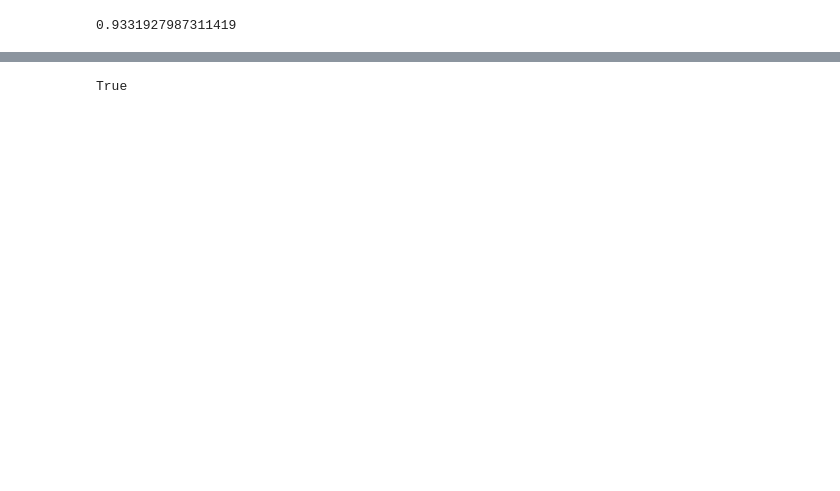
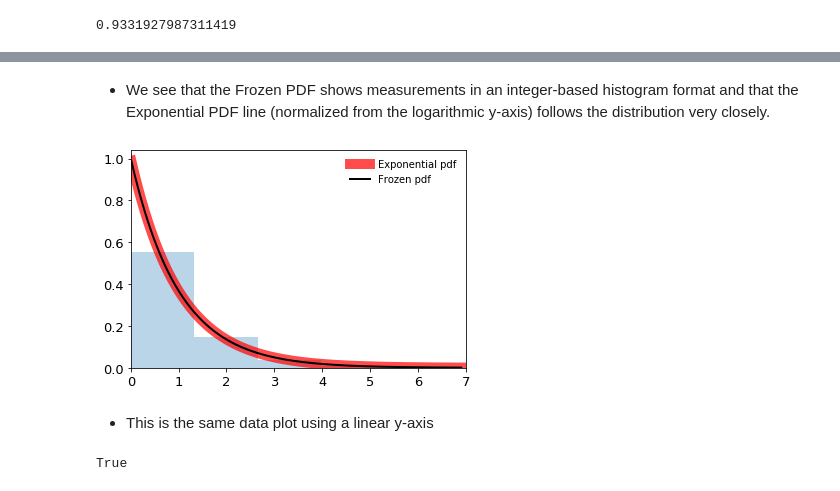
Before and after one commit to jbc1216/434-Portfolio, a Jupyter notebook: Finch-Carr-Lab01.ipynb, the cells around one changed output, grey strips where cells are left out. Saved outputs shown, nothing was run; the diff lists cells and outputs as text; code cells hidden in the pictures; blank space fills up the shorter version.

```diff
--- a/Finch-Carr-Lab01.ipynb
+++ b/Finch-Carr-Lab01.ipynb
@@ -53 +62,25 @@ plt.show()
+# %% [markdown]
+- We see that the Frozen PDF shows measurements in an integer-based histogram format and that the Exponential PDF line (normalized from the logarithmic y-axis) follows the distribution very closely.
+# %%
+fig, ax = plt.subplots(1, 1)
+
+plt.tick_params(labelsize = 13)
+
+x = np.linspace(stats.expon.ppf(0.01),
+               stats.expon.ppf(0.999), 100000)
+
+ax.plot(x, stats.expon.pdf(x),
+       'r-', lw=10, alpha=.7, label='Exponential pdf')
+rv = stats.expon()
+ax.plot(x, rv.pdf(x), 'k-', lw=2, label='Frozen pdf')
+
+r = stats.expon.rvs(size=100000)
+ax.hist(r, density=True, histtype='stepfilled', alpha=0.3)
+ax.legend(loc=1, frameon=False)
+plt.xlim([0,7])
+plt.show()
+# %% [output]
+[figure, added]
+# %% [markdown]
+- This is the same data plot using a linear y-axis
 # %%
```
Also changed, not shown: parts of 17 cells of this notebook.
